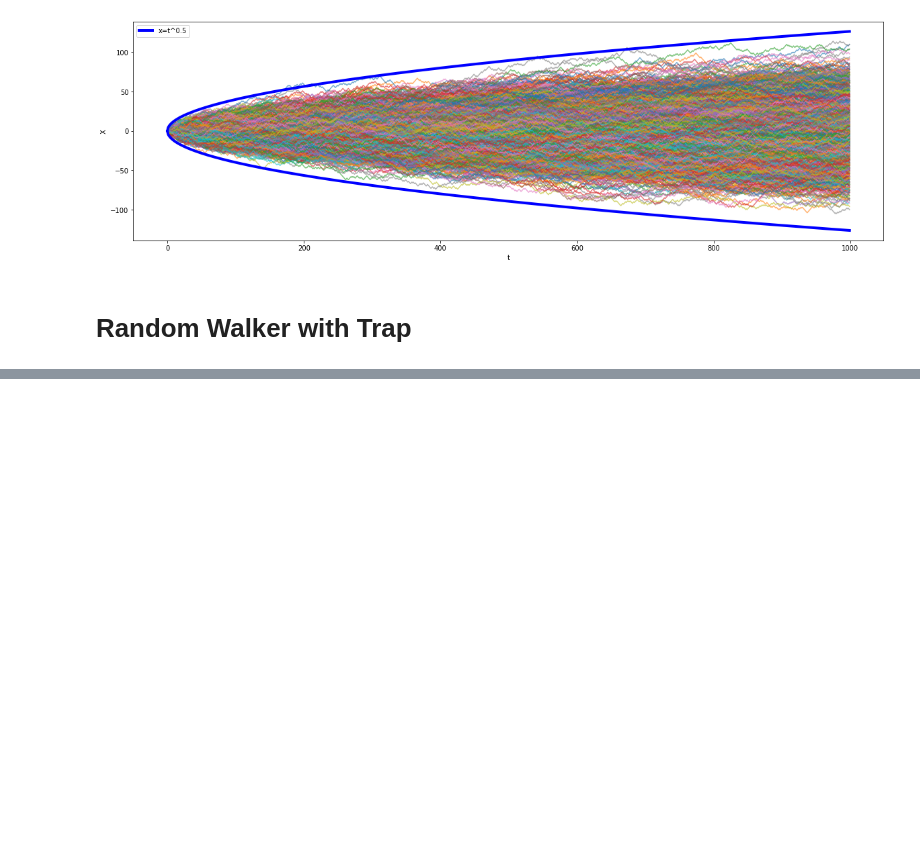
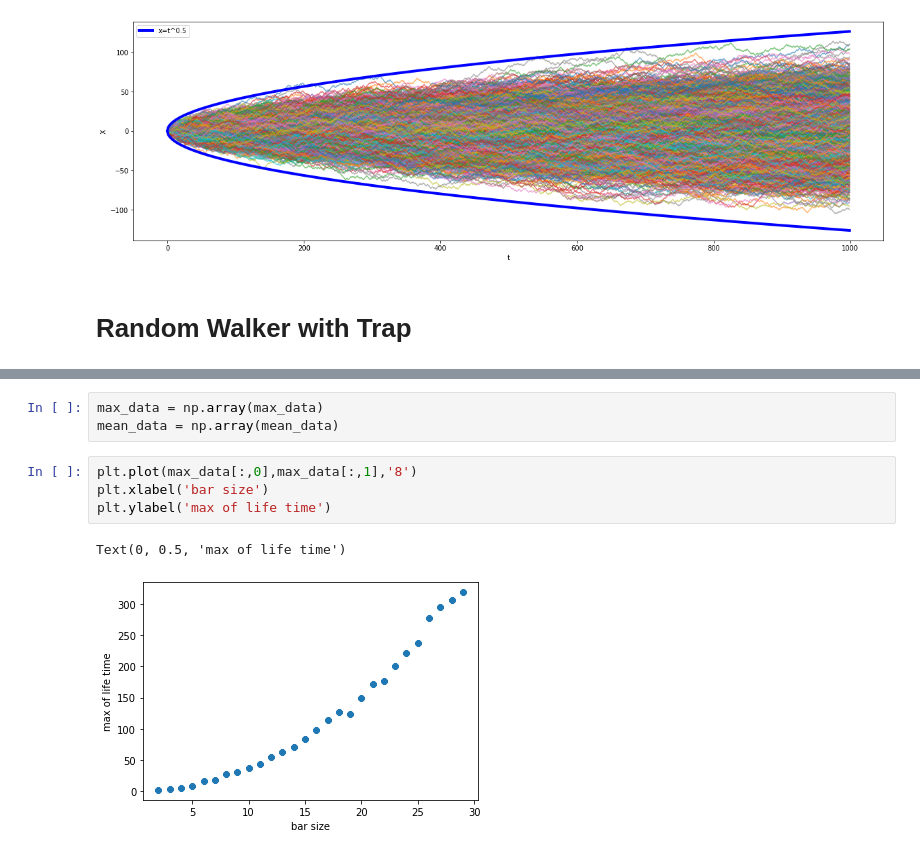
Before and after one commit to alifele/Montecarlo-and-Molecular-dynamics, a Jupyter notebook: Python/Radom_Walk/Random_Walker.ipynb, the cells around one changed output, grey strips where cells are left out. Saved outputs shown, nothing was run; the diff lists cells and outputs as text; blank space fills up the shorter version.

```diff
--- a/Python/Radom_Walk/Random_Walker.ipynb
+++ b/Python/Radom_Walk/Random_Walker.ipynb
@@ -368,0 +379,10 @@ plt.plot(data[:,0], data[:,1])
+# %%
+max_data = np.array(max_data)
+mean_data = np.array(mean_data)
+# %%
+plt.plot(max_data[:,0],max_data[:,1],'8')
+plt.xlabel('bar size')
+plt.ylabel('max of life time')
+# %% [output]
+Text(0, 0.5, 'max of life time')
+[figure, added]
```
Also changed, not shown: parts of 7 cells of this notebook, 8 other files.
